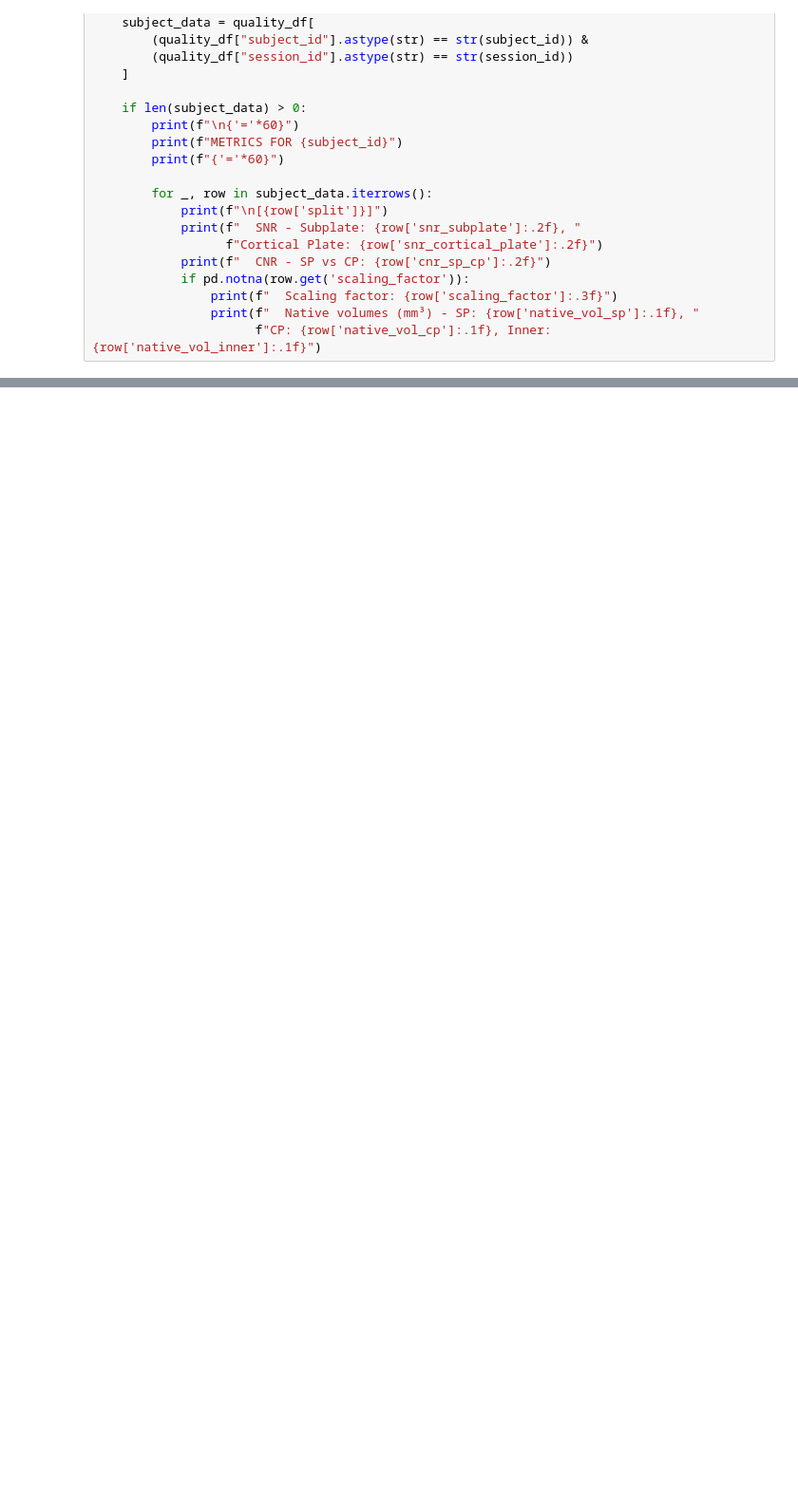
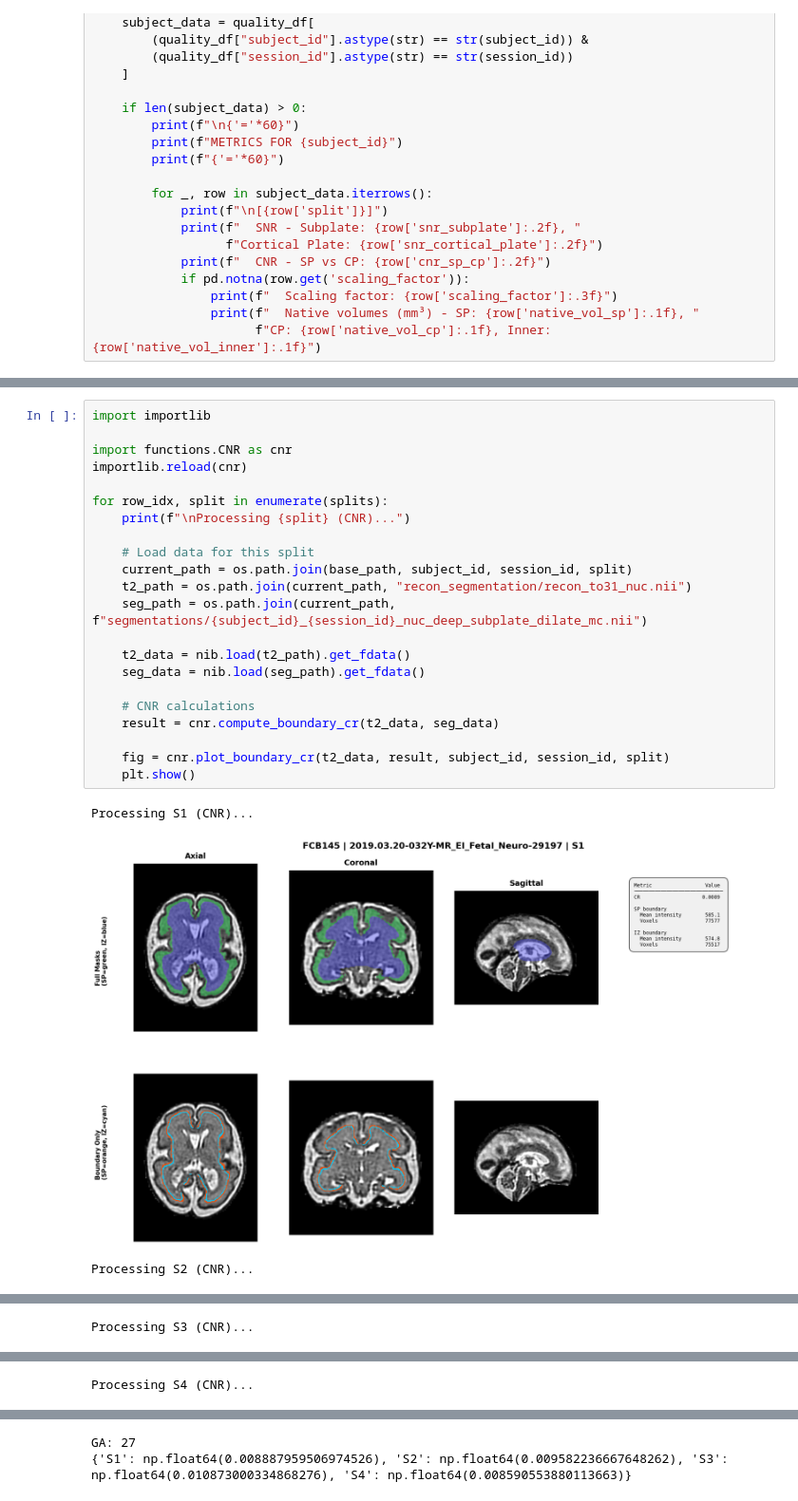
Before and after one commit to Y0z64/Reliability-analisys-FNNDSC, a Jupyter notebook: analisys/Reliability.ipynb, the cells around one changed output, grey strips where cells are left out. Shown at 95% size. Cells and saved outputs as stored; diff of their text form; blank space fills up the shorter version.

```diff
--- a/analisys/Reliability.ipynb
+++ b/analisys/Reliability.ipynb
@@ -851,0 +814,26 @@ if len(quality_df) > 0:
+# %%
+import importlib
+
+import functions.CNR as cnr
+importlib.reload(cnr)
+
+for row_idx, split in enumerate(splits):
+    print(f"\nProcessing {split} (CNR)...")
+
+    # Load data for this split
+    current_path = os.path.join(base_path, subject_id, session_id, split)
+    t2_path = os.path.join(current_path, "recon_segmentation/recon_to31_nuc.nii")
+    seg_path = os.path.join(current_path, f"segmentations/{subject_id}_{session_id}_nuc_deep_subplate_dilate_mc.nii")
+
+    t2_data = nib.load(t2_path).get_fdata()
+    seg_data = nib.load(seg_path).get_fdata()
+
+    # CNR calculations
+    result = cnr.compute_boundary_cr(t2_data, seg_data)
+
+    fig = cnr.plot_boundary_cr(t2_data, result, subject_id, session_id, split)
+    plt.show()
+# %% [output]
+Processing S1 (CNR)...
+[figure, added]
+Processing S2 (CNR)...
@@ -851,0 +841 @@ if len(quality_df) > 0:
+Processing S3 (CNR)...
@@ -851,0 +843 @@ if len(quality_df) > 0:
+Processing S4 (CNR)...
@@ -851,0 +845,2 @@ if len(quality_df) > 0:
+GA: 27
+{'S1': np.float64(0.008887959506974526), 'S2': np.float64(0.009582236667648262), 'S3': np.float64(0.010873000334868276), 'S4': np.float64(0.008590553880113663)}
```
Also changed, not shown: parts of 5 cells of this notebook, 12 other files.
